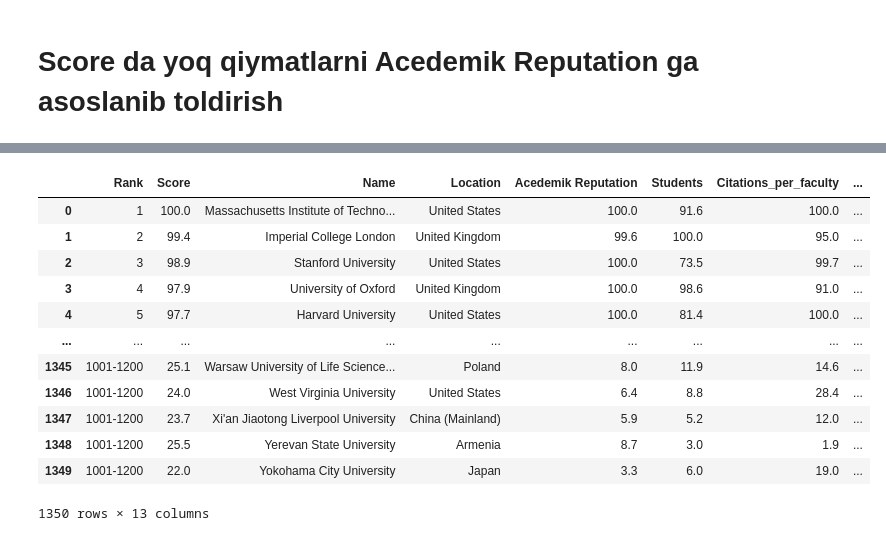
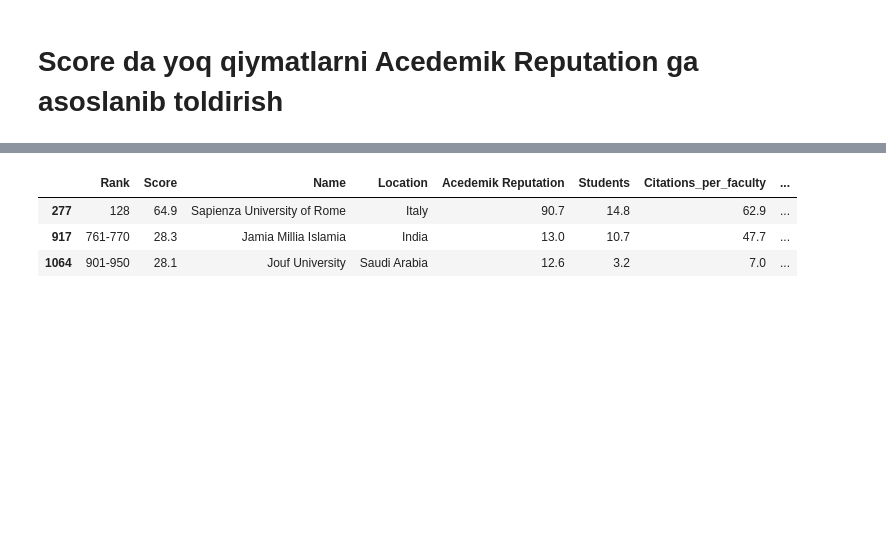
Before and after one commit to bunyod123/Modular_Programming_Projects, a Jupyter notebook: first_week_project/notebooks/data_preprocessing.ipynb, the cells around one changed output, grey strips where cells are left out. Cells and saved outputs as stored; diff of their text form; code cells hidden in the pictures; blank space fills up the shorter version.

```diff
--- a/first_week_project/notebooks/data_preprocessing.ipynb
+++ b/first_week_project/notebooks/data_preprocessing.ipynb
@@ -109,18 +109,9 @@ df.tail()
 # %%
 df['Score'] = df['Score'].round(1)
 # %%
-df
+df.sample(3)
 # %% [output]
 |  | Rank | Score | Name | Location | Acedemik Reputation | Students | Citations_per_faculty | ... |
-| 0 | 1 | 100.0 | Massachusetts Institute of Techno... | United States | 100.0 | 91.6 | 100.0 | ... |
-| 1 | 2 | 99.4 | Imperial College London | United Kingdom | 99.6 | 100.0 | 95.0 | ... |
-| 2 | 3 | 98.9 | Stanford University | United States | 100.0 | 73.5 | 99.7 | ... |
-| 3 | 4 | 97.9 | University of Oxford | United Kingdom | 100.0 | 98.6 | 91.0 | ... |
-| 4 | 5 | 97.7 | Harvard University | United States | 100.0 | 81.4 | 100.0 | ... |
-| ... | ... | ... | ... | ... | ... | ... | ... | ... |
-| 1345 | 1001-1200 | 25.1 | Warsaw University of Life Science... | Poland | 8.0 | 11.9 | 14.6 | ... |
-| 1346 | 1001-1200 | 24.0 | West Virginia University | United States | 6.4 | 8.8 | 28.4 | ... |
-| 1347 | 1001-1200 | 23.7 | Xi'an Jiaotong Liverpool University | China (Mainland) | 5.9 | 5.2 | 12.0 | ... |
-| 1348 | 1001-1200 | 25.5 | Yerevan State University | Armenia | 8.7 | 3.0 | 1.9 | ... |
-| 1349 | 1001-1200 | 22.0 | Yokohama City University | Japan | 3.3 | 6.0 | 19.0 | ... |
+| 277 | 128 | 64.9 | Sapienza University of Rome | Italy | 90.7 | 14.8 | 62.9 | ... |
+| 917 | 761-770 | 28.3 | Jamia Millia Islamia | India | 13.0 | 10.7 | 47.7 | ... |
+| 1064 | 901-950 | 28.1 | Jouf University | Saudi Arabia | 12.6 | 3.2 | 7.0 | ... |
-1350 rows × 13 columns
```
Also changed, not shown: parts of 10 cells of this notebook, 3 other files.
